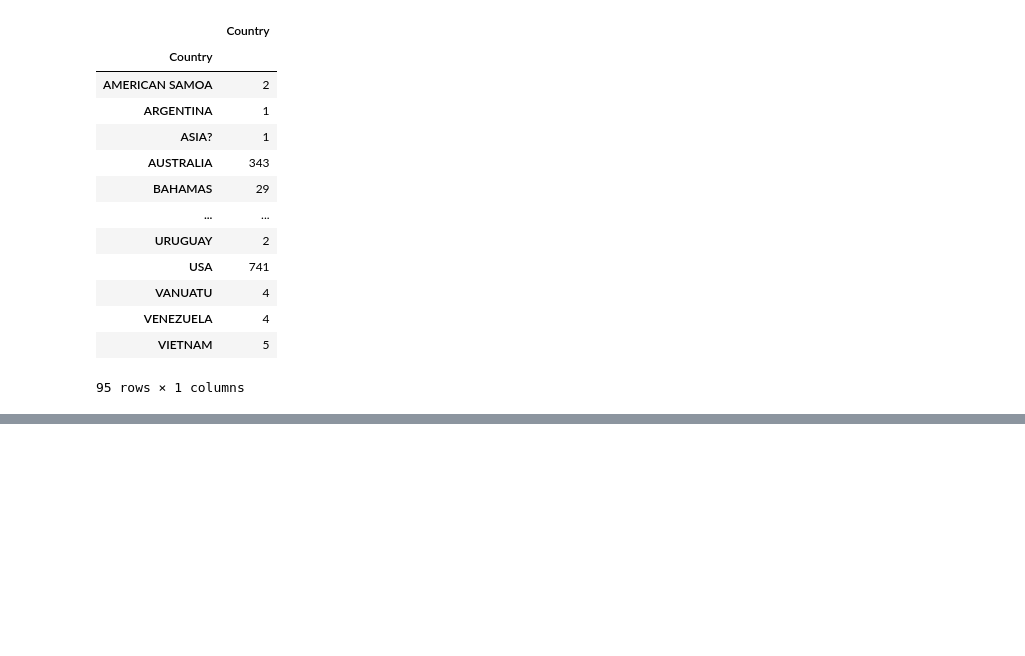
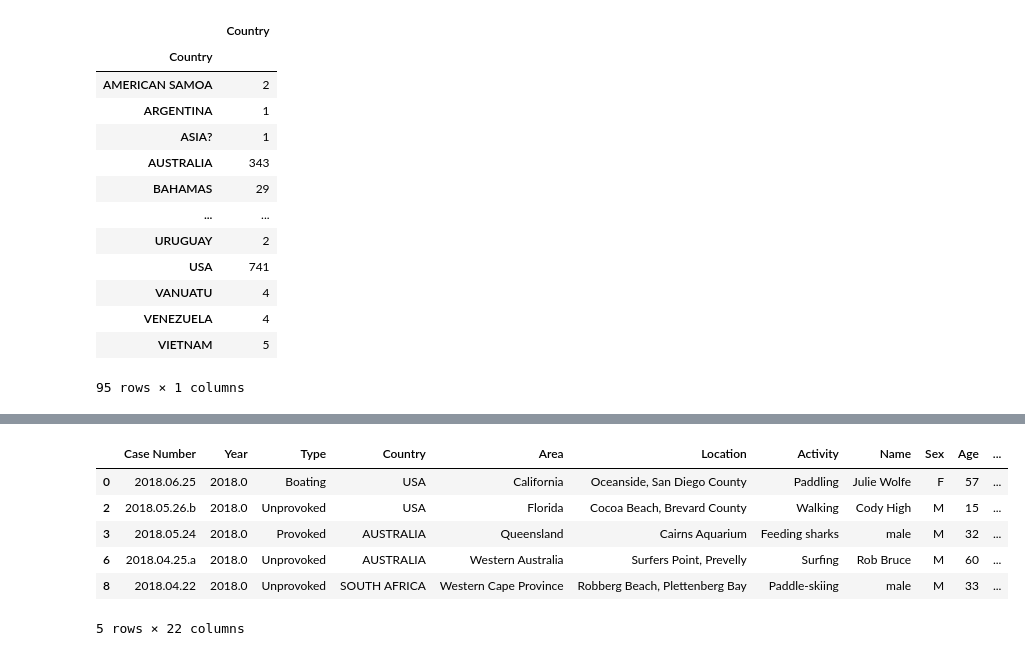
Before and after one commit to Adalab/DA-promo-b-modulo-2-sprint-1-Lara-Diana, a Jupyter notebook: Pandas/modulo-2-ejercicio-6-pandas-groupby.ipynb, the cells around one changed output, grey strips where cells are left out. Cells and saved outputs as stored; diff of their text form; code cells hidden in the pictures; blank space fills up the shorter version.

```diff
--- a/Pandas/modulo-2-ejercicio-6-pandas-groupby.ipynb
+++ b/Pandas/modulo-2-ejercicio-6-pandas-groupby.ipynb
@@ -133,0 +137,13 @@ attacks_años
+# %%
+# 4- Primero extraed solo las filas que correspondan a USA, AUSTRALIA y SOUTH AFRICA. ¿Cuántos de los ataques fueron letales por sexo? Devuelve un DataFrame.
+
+paises= df[df.Country.isin(['USA', 'AUSTRALIA', 'SOUTH AFRICA'])]
+paises.head()
+# %% [output]
+|  | Case Number | Year | Type | Country | Area | Location | Activity | Name | Sex | Age | ... |
+| 0 | 2018.06.25 | 2018.0 | Boating | USA | California | Oceanside, San Diego County | Paddling | Julie Wolfe | F | 57 | ... |
+| 2 | 2018.05.26.b | 2018.0 | Unprovoked | USA | Florida | Cocoa Beach, Brevard County | Walking | Cody High | M | 15 | ... |
+| 3 | 2018.05.24 | 2018.0 | Provoked | AUSTRALIA | Queensland | Cairns Aquarium | Feeding sharks | male | M | 32 | ... |
+| 6 | 2018.04.25.a | 2018.0 | Unprovoked | AUSTRALIA | Western Australia | Surfers Point, Prevelly | Surfing | Rob Bruce | M | 60 | ... |
+| 8 | 2018.04.22 | 2018.0 | Unprovoked | SOUTH AFRICA | Western Cape Province | Robberg Beach, Plettenberg Bay | Paddle-skiing | male | M | 33 | ... |
+5 rows × 22 columns
```
Also changed, not shown: parts of 12 cells of this notebook, 12 other files.
